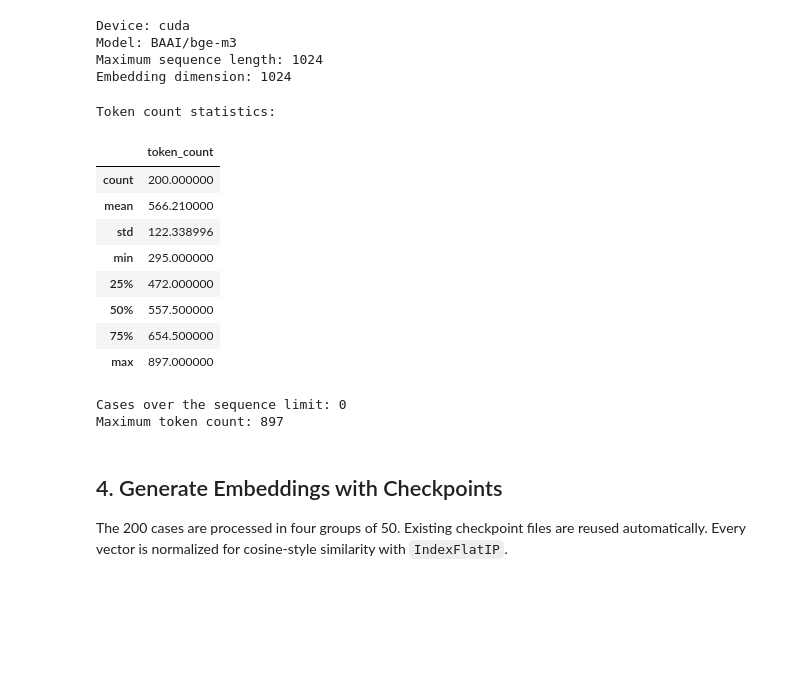
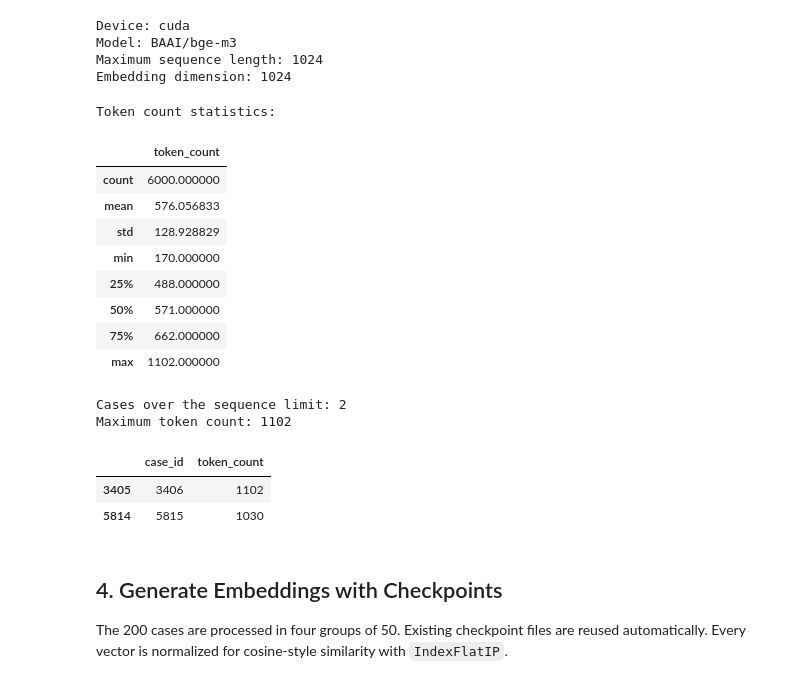
Before and after one commit to raghad-cs/Esnad, a Jupyter notebook: alarb_pipeline_(1).ipynb, the cells around one changed output. Cells and saved outputs as stored; diff of their text form; code cells hidden in the pictures; blank space fills up the shorter version.

```diff
--- a/alarb_pipeline_(1).ipynb
+++ b/alarb_pipeline_(1).ipynb
@@ -31,7 +31,7 @@ from sentence_transformers import SentenceTransformer
 
 DATASET_NAME = "THIQAH-RD/ALARB"
 DATASET_SPLIT = "train"
-SAMPLE_SIZE = 200
+SAMPLE_SIZE = 6000
 
 MODEL_NAME = "BAAI/bge-m3"
 MAX_SEQUENCE_LENGTH = 1024
@@ -186,39 +186,48 @@ Model: BAAI/bge-m3
 Maximum sequence length: 1024
 Embedding dimension: 1024
 # %%
+
 def count_tokens(text):
     encoded_text = tokenizer(
         text,
         add_special_tokens=True,
         truncation=False,
+        verbose=False,
     )
     return len(encoded_text["input_ids"])
 
 
 df["token_count"] = df["retrieval_text"].apply(count_tokens)
+
 cases_over_limit = int(
     (df["token_count"] > MAX_SEQUENCE_LENGTH).sum()
 )
 
 print("Token count statistics:")
 display(df["token_count"].describe().to_frame())
 print("Cases over the sequence limit:", cases_over_limit)
 print("Maximum token count:", df["token_count"].max())
 
-assert cases_over_limit == 0, (
-    "At least one case exceeds MAX_SEQUENCE_LENGTH. "
-    "Increase the limit or introduce chunking before indexing."
-)
+if cases_over_limit > 0:
+    display(
+        df.loc[
+            df["token_count"] > MAX_SEQUENCE_LENGTH,
+            ["case_id", "token_count"],
+        ]
+    )
 # %% [output]
 Token count statistics:
 |  | token_count |
-| count | 200.000000 |
-| mean | 566.210000 |
-| std | 122.338996 |
-| min | 295.000000 |
-| 25% | 472.000000 |
-| 50% | 557.500000 |
-| 75% | 654.500000 |
-| max | 897.000000 |
+| count | 6000.000000 |
+| mean | 576.056833 |
+| std | 128.928829 |
+| min | 170.000000 |
+| 25% | 488.000000 |
+| 50% | 571.000000 |
+| 75% | 662.000000 |
+| max | 1102.000000 |
-Cases over the sequence limit: 0
-Maximum token count: 897
+Cases over the sequence limit: 2
+Maximum token count: 1102
+|  | case_id | token_count |
+| 3405 | 3406 | 1102 |
+| 5814 | 5815 | 1030 |
```
Also changed, not shown: parts of 13 cells of this notebook.
